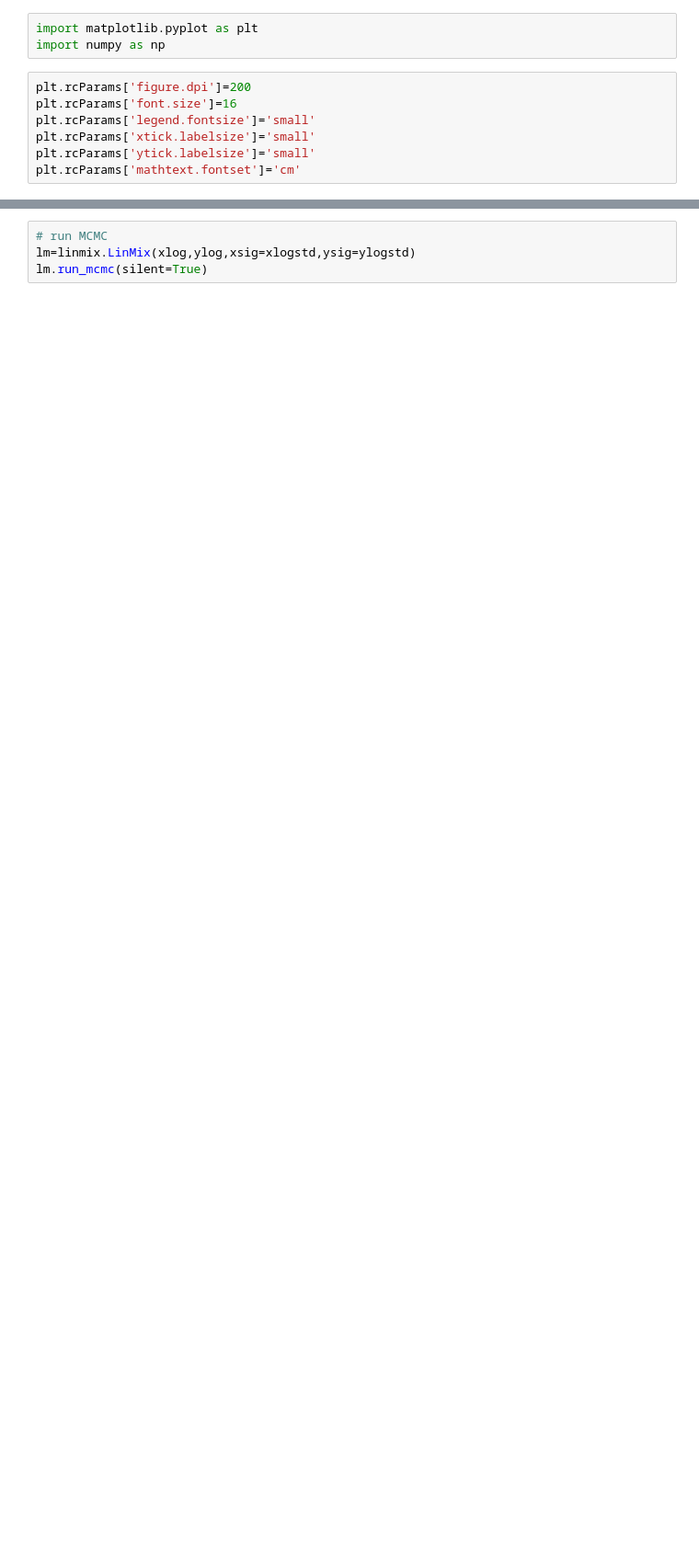
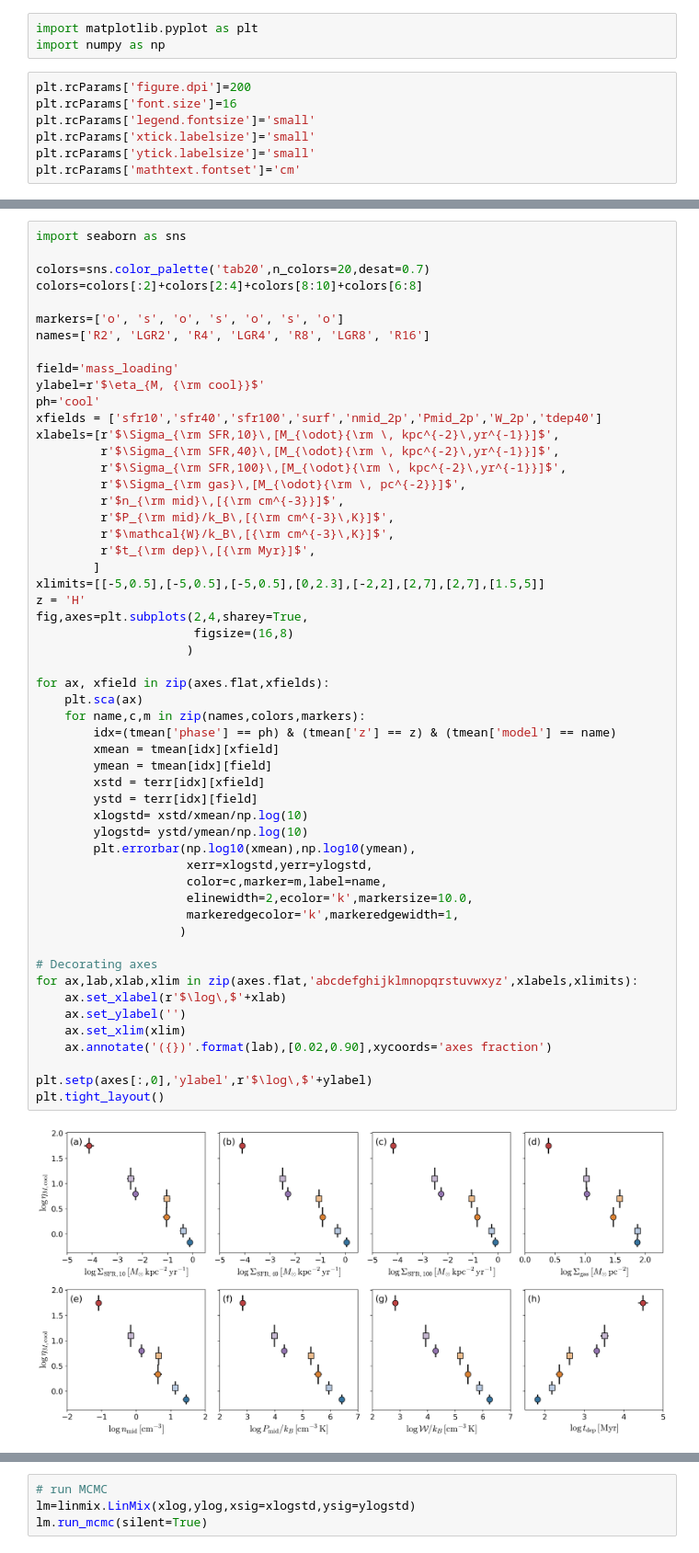
Before and after one commit to changgoo/tigress-wind-figureset, a Jupyter notebook: tables/Example_scripts.ipynb, the cells around one changed output, grey strips where cells are left out. Shown at 92% size. Saved outputs shown, nothing was run; the diff lists cells and outputs as text; blank space fills up the shorter version.

```diff
--- a/tables/Example_scripts.ipynb
+++ b/tables/Example_scripts.ipynb
@@ -88,0 +282,56 @@ plt.tight_layout()
+# %%
+import seaborn as sns
+
+colors=sns.color_palette('tab20',n_colors=20,desat=0.7)
+colors=colors[:2]+colors[2:4]+colors[8:10]+colors[6:8]
+
+markers=['o', 's', 'o', 's', 'o', 's', 'o']
+names=['R2', 'LGR2', 'R4', 'LGR4', 'R8', 'LGR8', 'R16']
+
+field='mass_loading'
+ylabel=r'$\eta_{M, {\rm cool}}$'
+ph='cool'
+xfields = ['sfr10','sfr40','sfr100','surf','nmid_2p','Pmid_2p','W_2p','tdep40']
+xlabels=[r'$\Sigma_{\rm SFR,10}\,[M_{\odot}{\rm \, kpc^{-2}\,yr^{-1}}]$',
+         r'$\Sigma_{\rm SFR,40}\,[M_{\odot}{\rm \, kpc^{-2}\,yr^{-1}}]$',
+         r'$\Sigma_{\rm SFR,100}\,[M_{\odot}{\rm \, kpc^{-2}\,yr^{-1}}]$',
+         r'$\Sigma_{\rm gas}\,[M_{\odot}{\rm \, pc^{-2}}]$',
+         r'$n_{\rm mid}\,[{\rm cm^{-3}}]$',
+         r'$P_{\rm mid}/k_B\,[{\rm cm^{-3}\,K}]$',
+         r'$\mathcal{W}/k_B\,[{\rm cm^{-3}\,K}]$',
+         r'$t_{\rm dep}\,[{\rm Myr}]$',
+        ]
+xlimits=[[-5,0.5],[-5,0.5],[-5,0.5],[0,2.3],[-2,2],[2,7],[2,7],[1.5,5]]
+z = 'H'
+fig,axes=plt.subplots(2,4,sharey=True,
+                      figsize=(16,8)
+                     )
+
+for ax, xfield in zip(axes.flat,xfields):
+    plt.sca(ax)
+    for name,c,m in zip(names,colors,markers):
+        idx=(tmean['phase'] == ph) & (tmean['z'] == z) & (tmean['model'] == name)
+        xmean = tmean[idx][xfield]
+        ymean = tmean[idx][field]
+        xstd = terr[idx][xfield]
+        ystd = terr[idx][field]
+        xlogstd= xstd/xmean/np.log(10)
+        ylogstd= ystd/ymean/np.log(10)
+        plt.errorbar(np.log10(xmean),np.log10(ymean),
+                     xerr=xlogstd,yerr=ylogstd,
+                     color=c,marker=m,label=name,
+                     elinewidth=2,ecolor='k',markersize=10.0,
+                     markeredgecolor='k',markeredgewidth=1,
+                    )
+
+# Decorating axes
+for ax,lab,xlab,xlim in zip(axes.flat,'abcdefghijklmnopqrstuvwxyz',xlabels,xlimits):
+    ax.set_xlabel(r'$\log\,$'+xlab)
+    ax.set_ylabel('')
+    ax.set_xlim(xlim)
+    ax.annotate('({})'.format(lab),[0.02,0.90],xycoords='axes fraction')
+
+plt.setp(axes[:,0],'ylabel',r'$\log\,$'+ylabel)
+plt.tight_layout()
+# %% [output]
+[figure, added]
```
Also changed, not shown: parts of 39 cells of this notebook, 3 other files.
